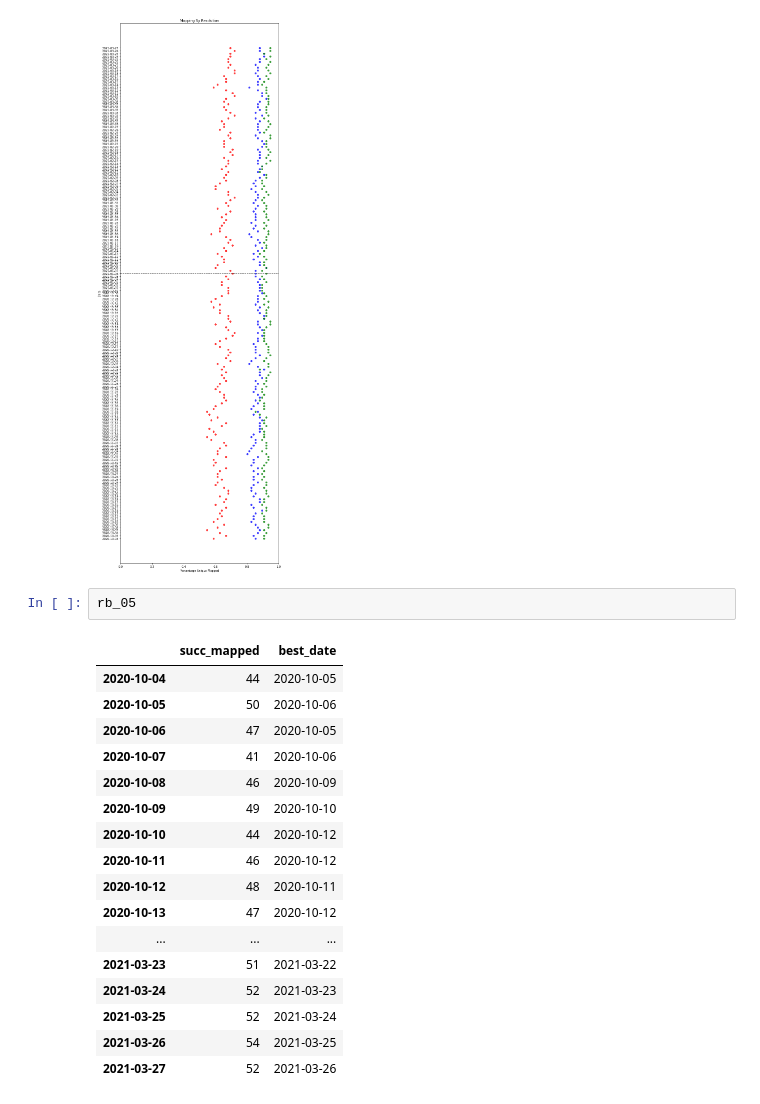
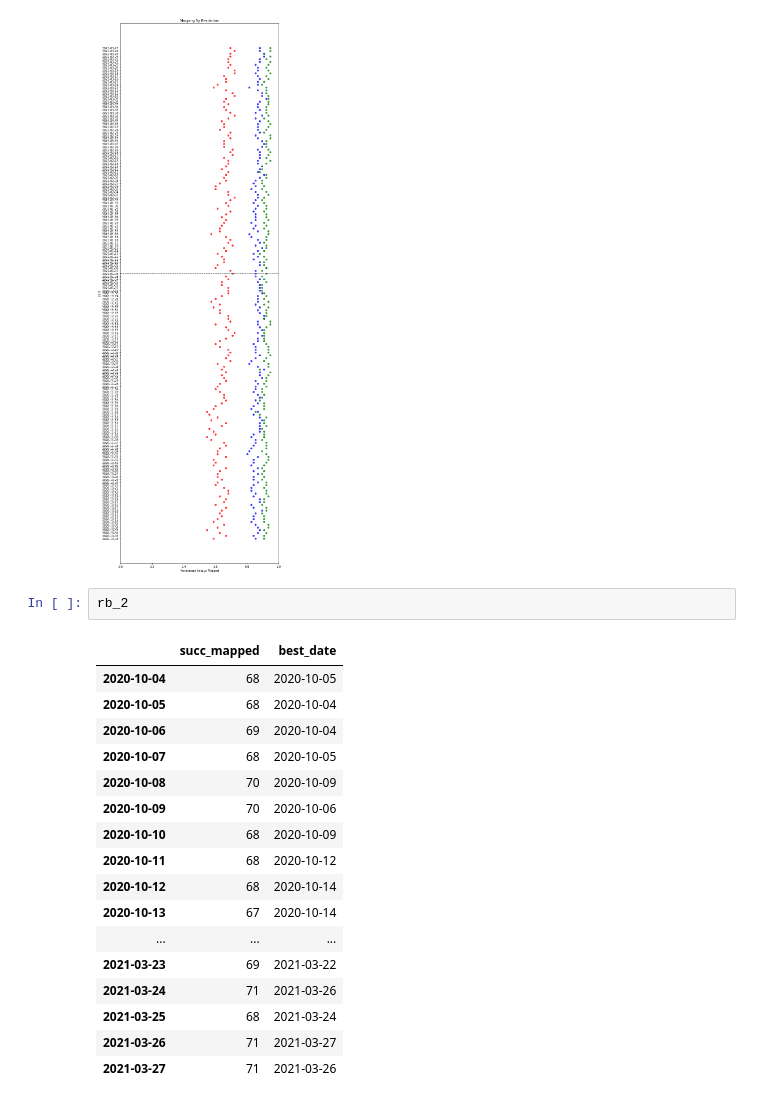
Before and after one commit to casonk/pushshift_python, a Jupyter notebook: Great_Lakes_HPC/ipynbs/compare_resolution.ipynb, the cells around one changed output. Cells and saved outputs as stored; diff of their text form.

```diff
--- a/Great_Lakes_HPC/ipynbs/compare_resolution.ipynb
+++ b/Great_Lakes_HPC/ipynbs/compare_resolution.ipynb
@@ -124,23 +124,23 @@ plt.xlim(0,1)
 # %% [output]
 (0.0, 1.0)
 [figure]
-# %%
-rb_05
-# %% [output]
-|  | succ_mapped | best_date |
-| 2020-10-04 | 44 | 2020-10-05 |
-| 2020-10-05 | 50 | 2020-10-06 |
-| 2020-10-06 | 47 | 2020-10-05 |
-| 2020-10-07 | 41 | 2020-10-06 |
-| 2020-10-08 | 46 | 2020-10-09 |
-| 2020-10-09 | 49 | 2020-10-10 |
-| 2020-10-10 | 44 | 2020-10-12 |
-| 2020-10-11 | 46 | 2020-10-12 |
-| 2020-10-12 | 48 | 2020-10-11 |
-| 2020-10-13 | 47 | 2020-10-12 |
-| ... | ... | ... |
-| 2021-03-23 | 51 | 2021-03-22 |
-| 2021-03-24 | 52 | 2021-03-23 |
-| 2021-03-25 | 52 | 2021-03-24 |
-| 2021-03-26 | 54 | 2021-03-25 |
-| 2021-03-27 | 52 | 2021-03-26 |
+# %%
+rb_2
+# %% [output]
+|  | succ_mapped | best_date |
+| 2020-10-04 | 68 | 2020-10-05 |
+| 2020-10-05 | 68 | 2020-10-04 |
+| 2020-10-06 | 69 | 2020-10-04 |
+| 2020-10-07 | 68 | 2020-10-05 |
+| 2020-10-08 | 70 | 2020-10-09 |
+| 2020-10-09 | 70 | 2020-10-06 |
+| 2020-10-10 | 68 | 2020-10-09 |
+| 2020-10-11 | 68 | 2020-10-12 |
+| 2020-10-12 | 68 | 2020-10-14 |
+| 2020-10-13 | 67 | 2020-10-14 |
+| ... | ... | ... |
+| 2021-03-23 | 69 | 2021-03-22 |
+| 2021-03-24 | 71 | 2021-03-26 |
+| 2021-03-25 | 68 | 2021-03-24 |
+| 2021-03-26 | 71 | 2021-03-27 |
+| 2021-03-27 | 71 | 2021-03-26 |
```
Also changed, not shown: 2 other files.
